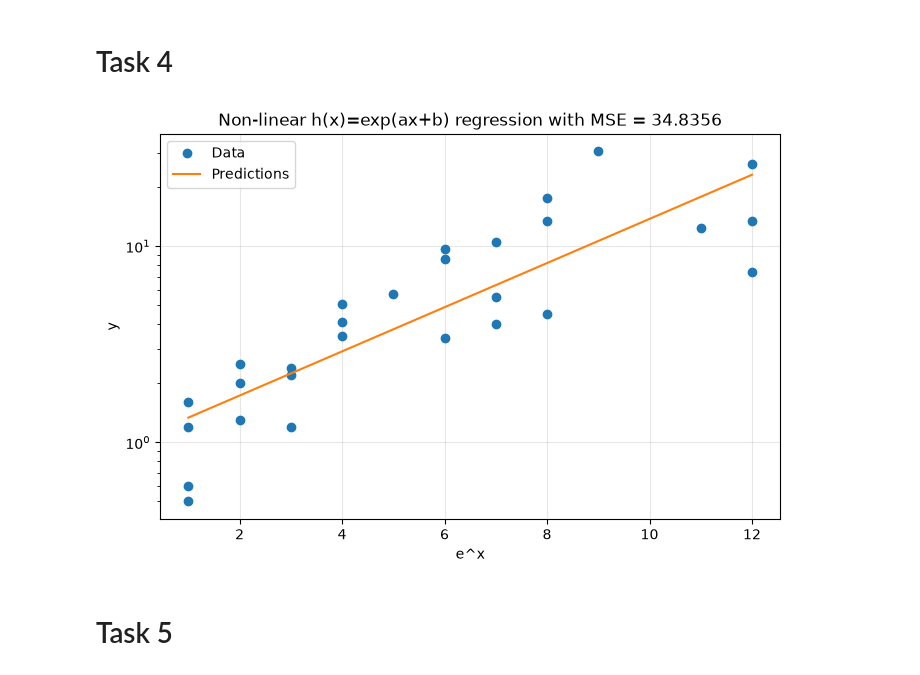
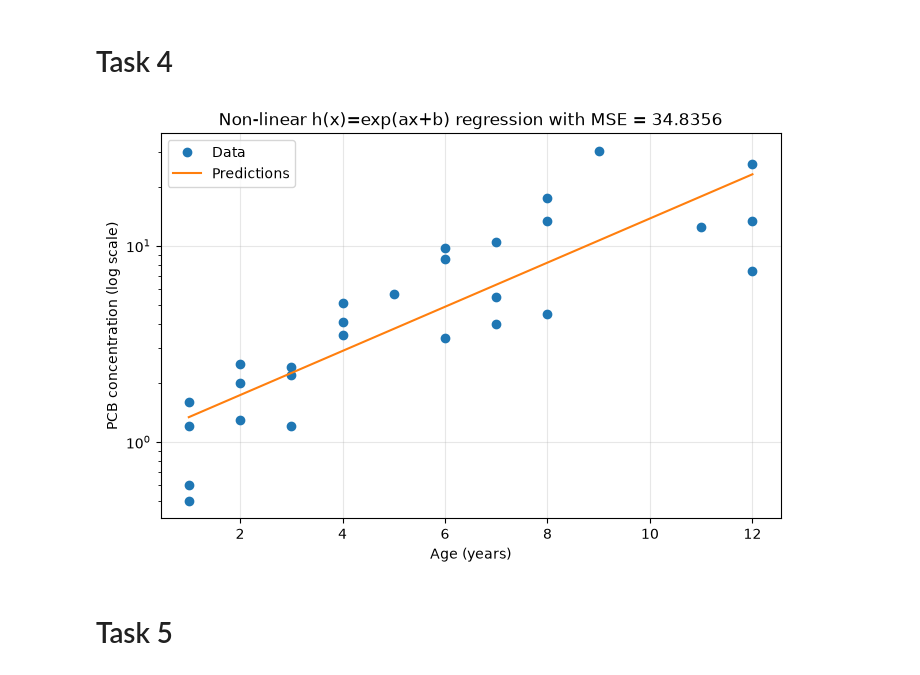
Before and after one commit to lspita-academic/ucph-machine-learning-a, a Jupyter notebook: assignments/ha1/regression/regression.ipynb, the cells around one changed output. Cells and saved outputs as stored; diff of their text form; code cells hidden in the pictures.

```diff
--- a/assignments/ha1/regression/regression.ipynb
+++ b/assignments/ha1/regression/regression.ipynb
@@ -63,8 +73,8 @@ save_plot(fig, "linear_regression.png")
 # Task 2
 # %%
 y_ln = np.log(y)
-w_ln, b_ln, f_ln = linear_regression(X, y_ln)
-y_hat_exp = np.exp(f_ln(X))
+w_ln, b_ln, h_ln = linear_regression(X, y_ln)
+y_hat_exp = np.exp(h_ln(X))
 mse_exp = mean_squared_error(y, y_hat_exp)
 print("Non-linear h(x)=exp(ax+b) model parameters:")
 print(f"  a = {w_ln.flatten()[0]}")
@@ -80,20 +90,20 @@ Non-linear h(x)=exp(ax+b) model parameters:
 # %%
 y_hat_exp_plot = y_hat_exp.flatten()[plot_order]
 
 fig, ax = plt.subplots(figsize=(8, 5))
 ax.plot(x_plot, y_plot, "o", label="Data")
 ax.plot(x_plot, y_hat_exp_plot, "-", label="Predictions")
-ax.set_xlabel("e^x")
-ax.set_ylabel("y")
+ax.set_xlabel("Age (years)")
+ax.set_ylabel("PCB concentration (log scale)")
 ax.set_yscale("log")
 ax.set_title(f"Non-linear h(x)=exp(ax+b) regression with MSE = {mse_exp:.4f}")
 ax.grid(alpha=0.3)
 ax.legend()
 plt.show()
 
 save_plot(fig, "non_linear_exp_regression.png")
 # %% [output]
-[figure, old version]
+[figure, new version]
 # %% [markdown]
 # Task 5
 # %%
```
Also changed, not shown: parts of 4 cells of this notebook, 6 other files.
